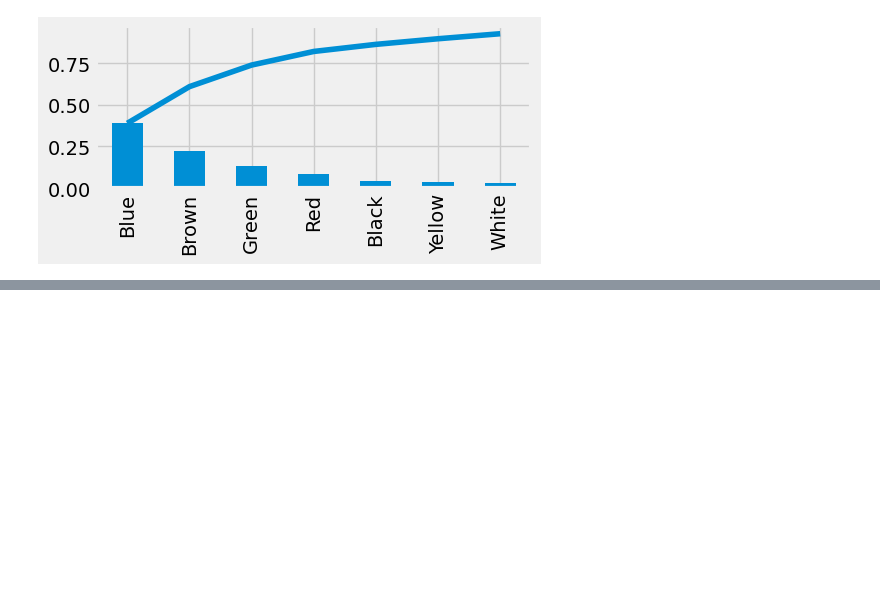
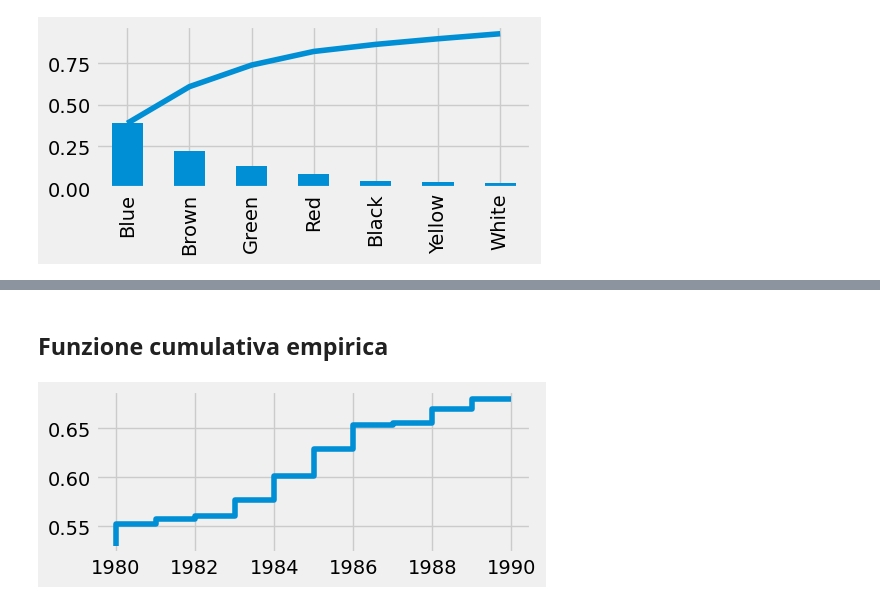
Before and after one commit to gabrielebagnasco/Statistica, a Jupyter notebook: riassunto python.ipynb, the cells around one changed output, grey strips where cells are left out. Drawn from its saved outputs; the diff is of its cells as text; code cells hidden in the pictures; blank space fills up the shorter version.

```diff
--- a/riassunto python.ipynb
+++ b/riassunto python.ipynb
@@ -550,0 +622,12 @@ plt.show()
+# %% [markdown]
+## Funzione cumulativa empirica
+# %%
+import statsmodels.api as sm
+
+ecdf = sm.distributions.ECDF(heroes_with_year['First appearance'])
+x = np.arange(1980, 1991)
+y = ecdf(x)
+plt.step(x, y)
+plt.show()
+# %% [output]
+[figure, added]
```
Also changed, not shown: parts of 17 cells of this notebook.
